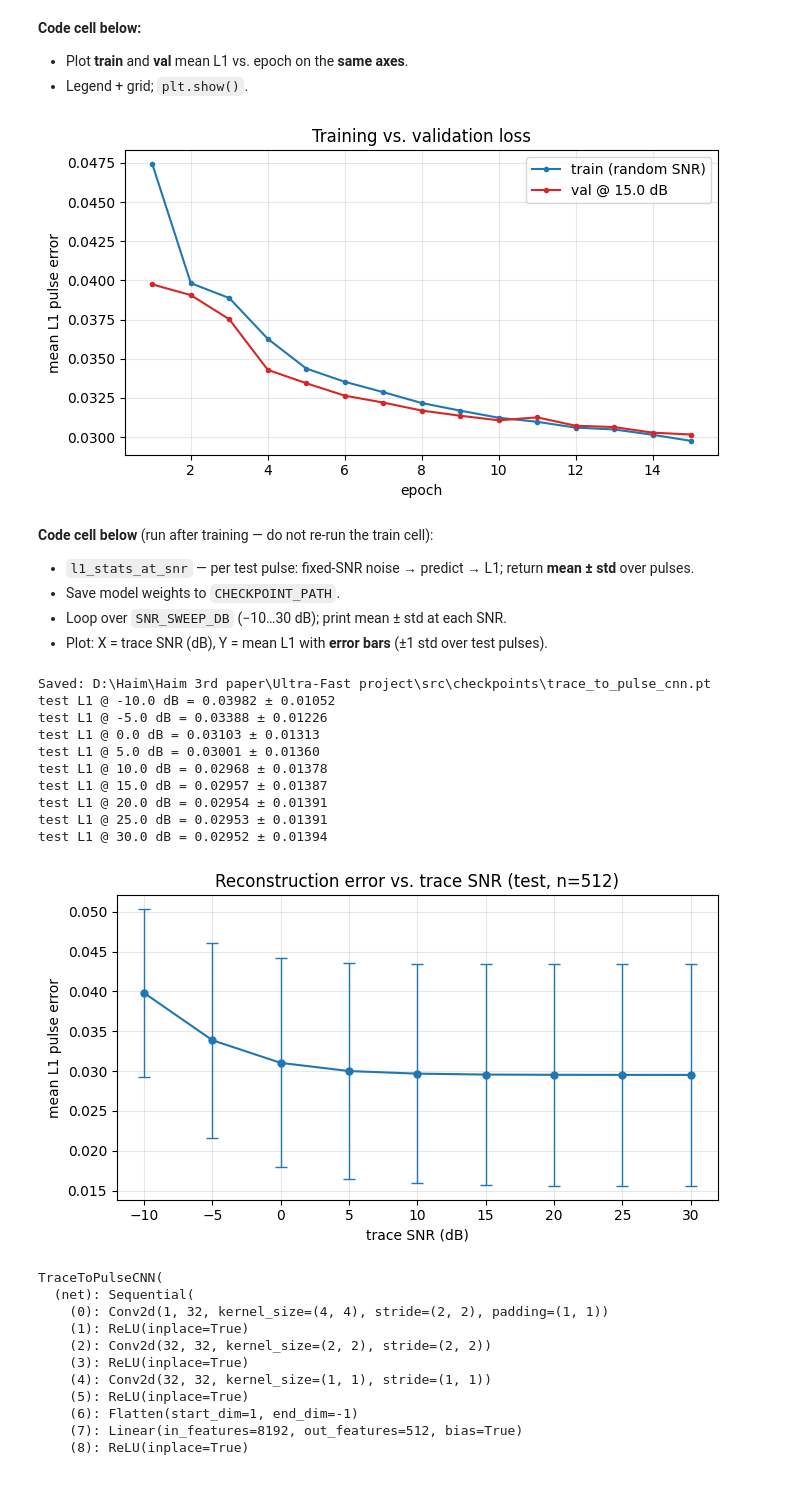
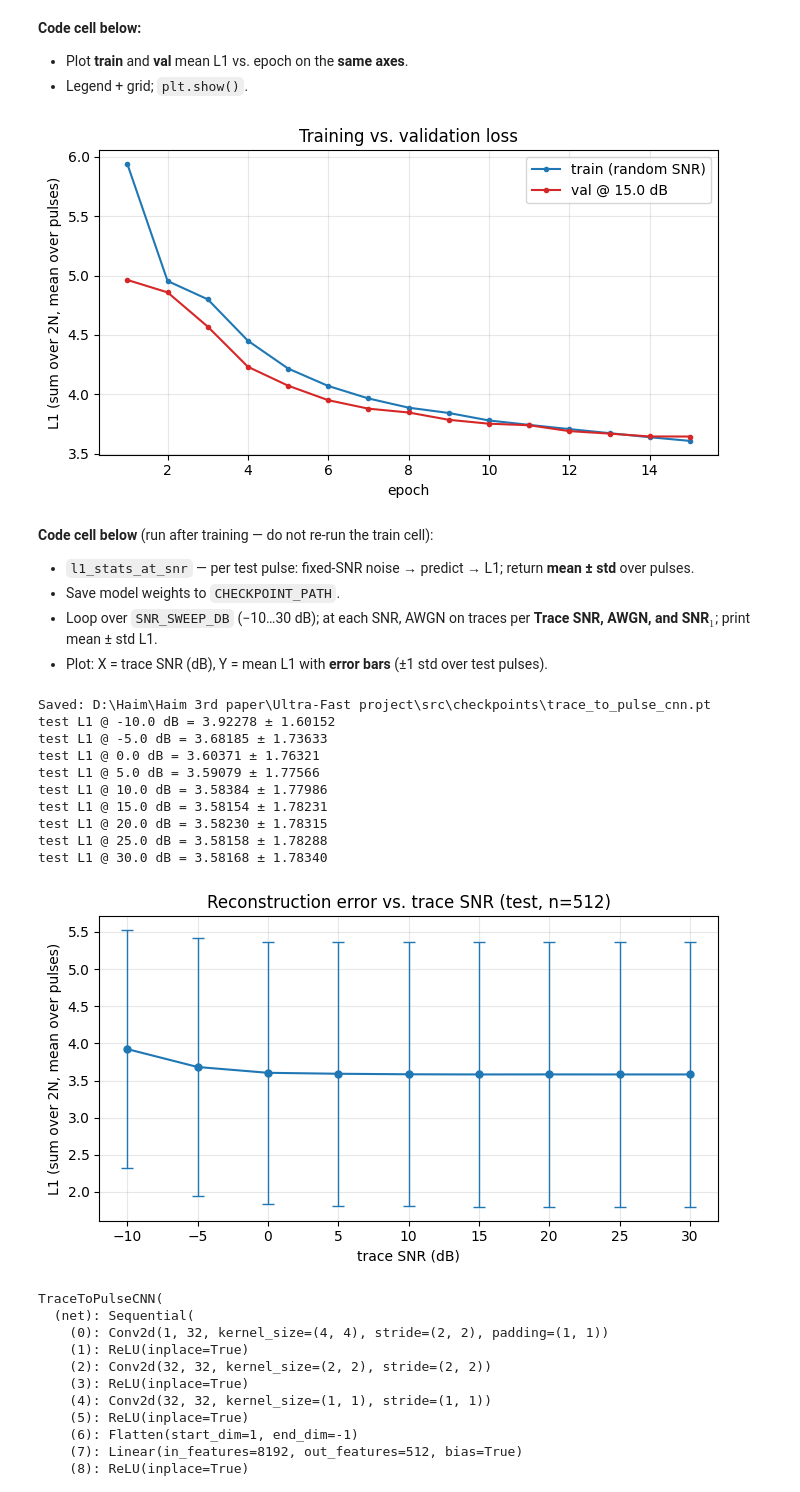
Before and after one commit to cheers19/Ultra-Fast-Detection-Project, a Jupyter notebook: src/reconstruction_snr_experiments.ipynb, the cells around one changed output. Saved outputs shown, nothing was run; the diff lists cells and outputs as text; code cells hidden in the pictures.

```diff
--- a/src/reconstruction_snr_experiments.ipynb
+++ b/src/reconstruction_snr_experiments.ipynb
@@ -52,6 +57,13 @@ if torch.cuda.is_available():
     torch.cuda.manual_seed_all(SEED)
 
 N = 64  # time samples; FROG trace [B, N, N] when num_delay_steps == N
+
+# Pulse synthesis — same as pulses_generator_NB.ipynb
+T_TOTAL = 250.0  # attoseconds, full time window
+DT = T_TOTAL / N
+SIGMA_OMEGA = 0.05 * (2 * np.pi / DT)
+SIGMA_GAUSS = 1.6
+PHASE_SCALE = np.pi
 N_TRAIN = 2048
 N_VAL = 512
 N_TEST = 512
@@ -66,7 +78,10 @@ CHECKPOINT_PATH = "checkpoints/trace_to_pulse_cnn.pt"
 
 PCGPA_MAXITER = 200
 PCGPA_N_RESTARTS = 3
-PCGPA_N_TEST = 32  # set to N_TEST for full PCGPA sweep
+PCGPA_N_TEST = 32  # lower (e.g. 8) for quick sweeps; N_TEST for full paper run
+RUN_PCGPA_SWEEP = True
+FORCE_RECOMPUTE_PCGPA = True  # set False to load checkpoints/pcgpa_snr_sweep.npz
+PCGPA_SWEEP_CACHE = "checkpoints/pcgpa_snr_sweep.npz"
 
 print("DEVICE:", DEVICE)
 # %% [output]
@@ -86,23 +247,29 @@ def pack_pulses_complex(pulses_c: np.ndarray) -> torch.Tensor:
 
 p_train_c, _, _, _ = generate_pulses_gaussian(
     n_pulses=N_TRAIN,
-    dt=1.0,
-    sigma_omega=0.35,
+    dt=DT,
+    sigma_omega=SIGMA_OMEGA,
     num_points=N,
+    sigma=SIGMA_GAUSS,
+    phase_scale=PHASE_SCALE,
     seed=SEED,
 )
 p_val_c, _, _, _ = generate_pulses_gaussian(
     n_pulses=N_VAL,
-    dt=1.0,
-    sigma_omega=0.35,
+    dt=DT,
+    sigma_omega=SIGMA_OMEGA,
     num_points=N,
+    sigma=SIGMA_GAUSS,
+    phase_scale=PHASE_SCALE,
     seed=SEED + 1,
 )
-p_test_c, _, _, _ = generate_pulses_gaussian(
+p_test_c, _, t_vec, w_vec = generate_pulses_gaussian(
     n_pulses=N_TEST,
-    dt=1.0,
-    sigma_omega=0.35,
+    dt=DT,
+    sigma_omega=SIGMA_OMEGA,
     num_points=N,
+    sigma=SIGMA_GAUSS,
+    phase_scale=PHASE_SCALE,
     seed=SEED + 2,
 )
 
@@ -149,7 +316,8 @@ Parameters: 4266208
 - Val loop each epoch: fixed `VAL_SNR_DB`, mean L1 on val set.
 - Print train/val loss per epoch; store curves in lists.
 # %%
-criterion = nn.L1Loss()
+# ‖ΔE‖₁ per pulse (sum over 2N), mean over batch — not mean over 2N
+criterion = pulse_packed_l1_loss_torch
 optimizer = torch.optim.Adam(model.parameters(), lr=LR)
 
 train_losses: list[float] = []
@@ -229,20 +397,20 @@ plt.plot(
     label=f"val @ {VAL_SNR_DB:.1f} dB",
 )
 plt.xlabel("epoch")
-plt.ylabel("mean L1 pulse error")
+plt.ylabel("L1 (sum over 2N, mean over pulses)")
 plt.title("Training vs. validation loss")
 plt.legend()
 plt.grid(True, alpha=0.3)
 plt.tight_layout()
 plt.show()
 # %% [output]
-[figure, old version]
+[figure, new version]
 # %% [markdown]
 **Code cell below** (run after training — do not re-run the train cell):
 
 - `l1_stats_at_snr` — per test pulse: fixed-SNR noise → predict → L1; return **mean ± std** over pulses.
 - Save model weights to `CHECKPOINT_PATH`.
-- Loop over `SNR_SWEEP_DB` (−10…30 dB); print mean ± std at each SNR.
+- Loop over `SNR_SWEEP_DB` (−10…30 dB); at each SNR, AWGN on traces per **Trace SNR, AWGN, and SNR$_1$**; print mean ± std L1.
 - Plot: X = trace SNR (dB), Y = mean L1 with **error bars** (±1 std over test pulses).
 # %%
 from pathlib import Path
@@ -256,8 +424,7 @@ def l1_stats_at_snr(loader: DataLoader, snr_db: float) -> tuple[float, float]:
         for I_clean, E_true in loader:
             I_noisy = add_trace_noise(I_clean, snr_db)
             E_pred = model(I_noisy.unsqueeze(1))
-            l1 = (E_pred - E_true).abs().mean(dim=1)
-            per_pulse.extend(l1.cpu().tolist())
+            per_pulse.extend(l1_packed_per_pulse_torch(E_pred, E_true).cpu().tolist())
     arr = np.asarray(per_pulse, dtype=np.float64)
     return float(arr.mean()), float(arr.std(ddof=0))
 
@@ -272,44 +439,44 @@ torch.save(
     },
     ckpt_path,
 )
 print("Saved:", ckpt_path.resolve())
 
 test_l1_mean: list[float] = []
 test_l1_std: list[float] = []
 for snr_db in SNR_SWEEP_DB:
     mean_err, std_err = l1_stats_at_snr(test_loader, float(snr_db))
     test_l1_mean.append(mean_err)
     test_l1_std.append(std_err)
     print(f"test L1 @ {snr_db:.1f} dB = {mean_err:.5f} ± {std_err:.5f}")
 
 plt.figure(figsize=(7, 4))
 plt.errorbar(
     SNR_SWEEP_DB,
     test_l1_mean,
     yerr=test_l1_std,
     fmt="-o",
     markersize=5,
     capsize=4,
     elinewidth=1,
 )
 plt.xlabel("trace SNR (dB)")
-plt.ylabel("mean L1 pulse error")
+plt.ylabel("L1 (sum over 2N, mean over pulses)")
 plt.title(f"Reconstruction error vs. trace SNR (test, n={N_TEST})")
 plt.grid(True, alpha=0.3)
 plt.tight_layout()
 plt.show()
 # %% [output]
 Saved: D:\Haim\Haim 3rd paper\Ultra-Fast project\src\checkpoints\trace_to_pulse_cnn.pt
-test L1 @ -10.0 dB = 0.03982 ± 0.01052
-test L1 @ -5.0 dB = 0.03388 ± 0.01226
-test L1 @ 0.0 dB = 0.03103 ± 0.01313
-test L1 @ 5.0 dB = 0.03001 ± 0.01360
-test L1 @ 10.0 dB = 0.02968 ± 0.01378
-test L1 @ 15.0 dB = 0.02957 ± 0.01387
-test L1 @ 20.0 dB = 0.02954 ± 0.01391
-test L1 @ 25.0 dB = 0.02953 ± 0.01391
-test L1 @ 30.0 dB = 0.02952 ± 0.01394
+test L1 @ -10.0 dB = 3.92278 ± 1.60152
+test L1 @ -5.0 dB = 3.68185 ± 1.73633
+test L1 @ 0.0 dB = 3.60371 ± 1.76321
+test L1 @ 5.0 dB = 3.59079 ± 1.77566
+test L1 @ 10.0 dB = 3.58384 ± 1.77986
+test L1 @ 15.0 dB = 3.58154 ± 1.78231
+test L1 @ 20.0 dB = 3.58230 ± 1.78315
+test L1 @ 25.0 dB = 3.58158 ± 1.78288
+test L1 @ 30.0 dB = 3.58168 ± 1.78340
-[figure, old version]
+[figure, new version]
 # %%
 model
 # %% [output]
```
Also changed, not shown: parts of 11 cells of this notebook, 11 other files.
